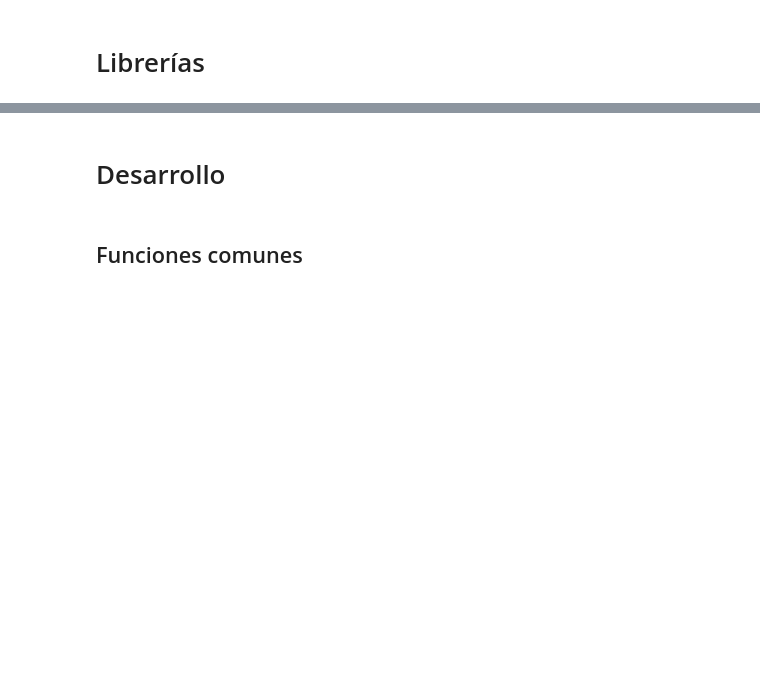
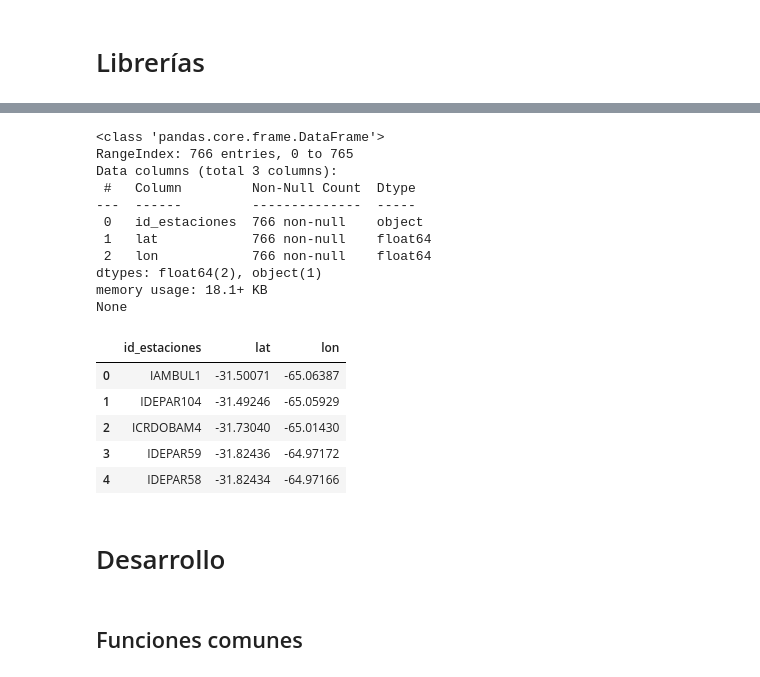
Before and after one commit to Facunditos/wunder, a Jupyter notebook: scraping.ipynb, the cells around one changed output, grey strips where cells are left out. Saved outputs shown, nothing was run; the diff lists cells and outputs as text; code cells hidden in the pictures; blank space fills up the shorter version.

```diff
--- a/scraping.ipynb
+++ b/scraping.ipynb
@@ -29,0 +65,21 @@ from geoalchemy2 import Geometry
+# %%
+print(estaciones_rectangulo.info())
+estaciones_rectangulo.head()
+# %% [output]
+<class 'pandas.core.frame.DataFrame'>
+RangeIndex: 766 entries, 0 to 765
+Data columns (total 3 columns):
+ #   Column         Non-Null Count  Dtype
+---  ------         --------------  -----
+ 0   id_estaciones  766 non-null    object
+ 1   lat            766 non-null    float64
+ 2   lon            766 non-null    float64
+dtypes: float64(2), object(1)
+memory usage: 18.1+ KB
+None
+|  | id_estaciones | lat | lon |
+| 0 | IAMBUL1 | -31.50071 | -65.06387 |
+| 1 | IDEPAR104 | -31.49246 | -65.05929 |
+| 2 | ICRDOBAM4 | -31.73040 | -65.01430 |
+| 3 | IDEPAR59 | -31.82436 | -64.97172 |
+| 4 | IDEPAR58 | -31.82434 | -64.97166 |
```
Also changed, not shown: parts of 9 cells of this notebook, 29 other files.
